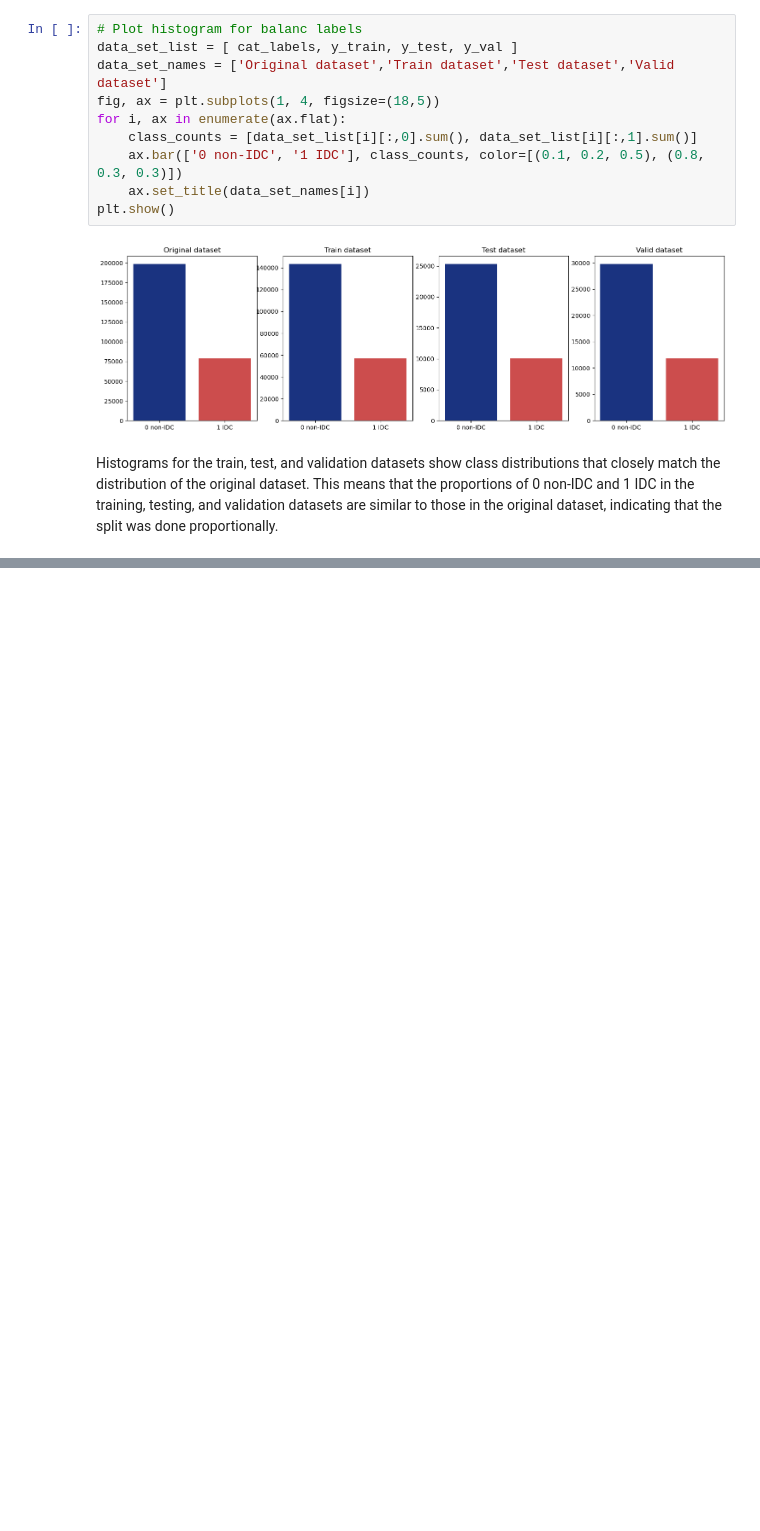
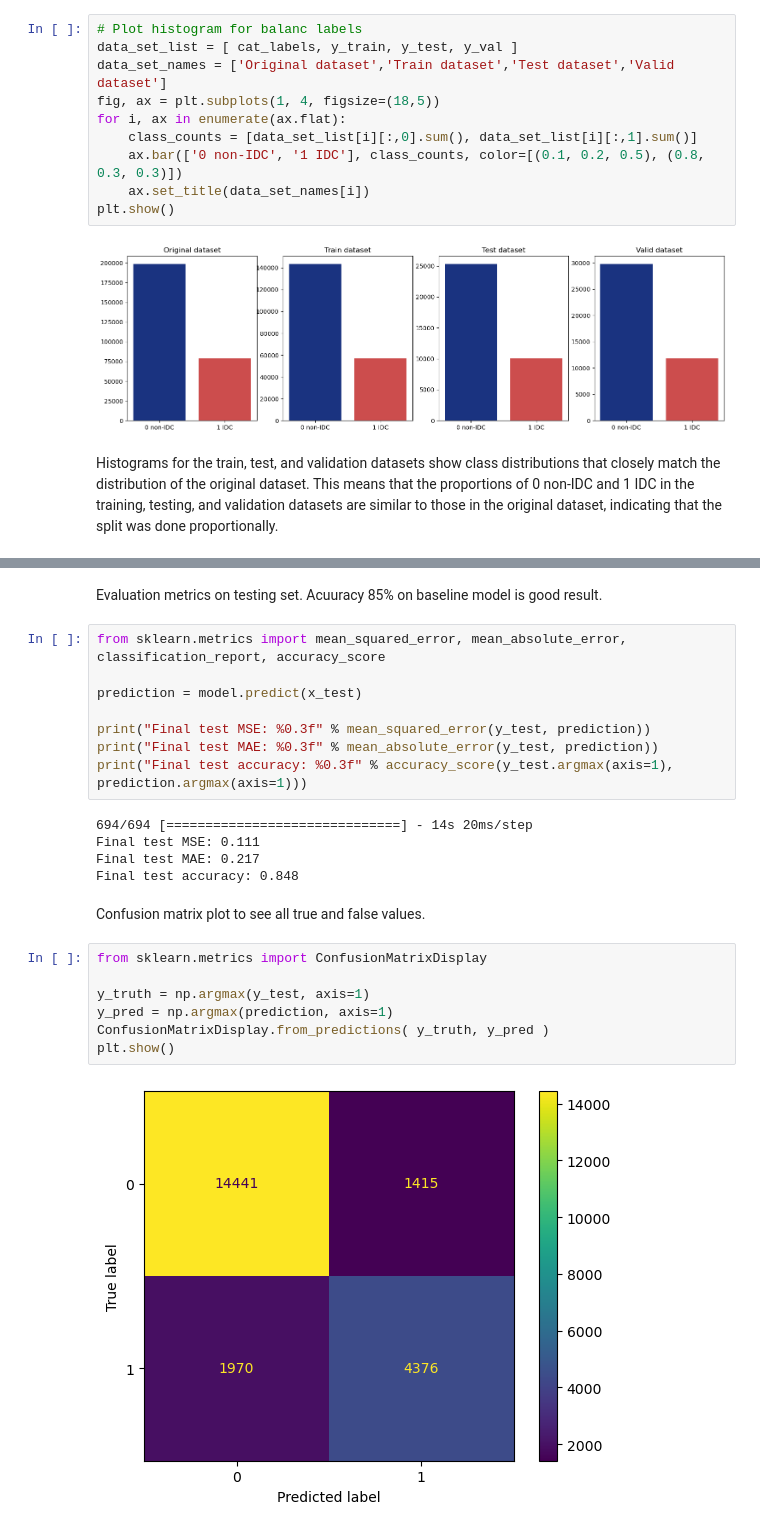
Before and after one commit to raghvendramishra1980/team_project, a Jupyter notebook: src/img_proc_main.ipynb, the cells around one changed output, grey strips where cells are left out. Saved outputs shown, nothing was run; the diff lists cells and outputs as text; blank space fills up the shorter version.

```diff
--- a/src/img_proc_main.ipynb
+++ b/src/img_proc_main.ipynb
@@ -375,0 +376,26 @@ plt.show()
+# %% [markdown]
+Evaluation metrics on testing set. Acuuracy 85% on baseline model is good  result.
+# %%
+from sklearn.metrics import mean_squared_error, mean_absolute_error, classification_report, accuracy_score
+
+prediction = model.predict(x_test)
+
+print("Final test MSE: %0.3f" % mean_squared_error(y_test, prediction))
+print("Final test MAE: %0.3f" % mean_absolute_error(y_test, prediction))
+print("Final test accuracy: %0.3f" % accuracy_score(y_test.argmax(axis=1), prediction.argmax(axis=1)))
+# %% [output]
+694/694 [==============================] - 14s 20ms/step
+Final test MSE: 0.111
+Final test MAE: 0.217
+Final test accuracy: 0.848
+# %% [markdown]
+Confusion matrix plot to see all true and false values.
+# %%
+from sklearn.metrics import ConfusionMatrixDisplay
+
+y_truth = np.argmax(y_test, axis=1)
+y_pred = np.argmax(prediction, axis=1)
+ConfusionMatrixDisplay.from_predictions( y_truth, y_pred )
+plt.show()
+# %% [output]
+[figure, added]
```
Also changed, not shown: parts of 22 cells of this notebook.
